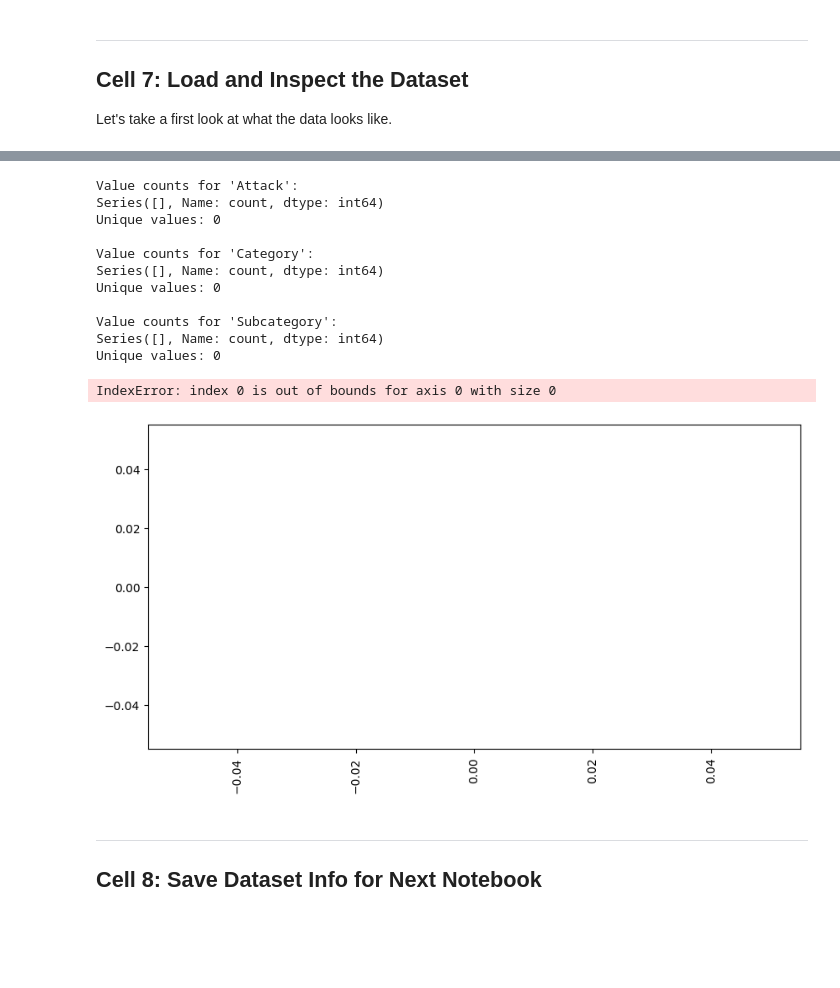
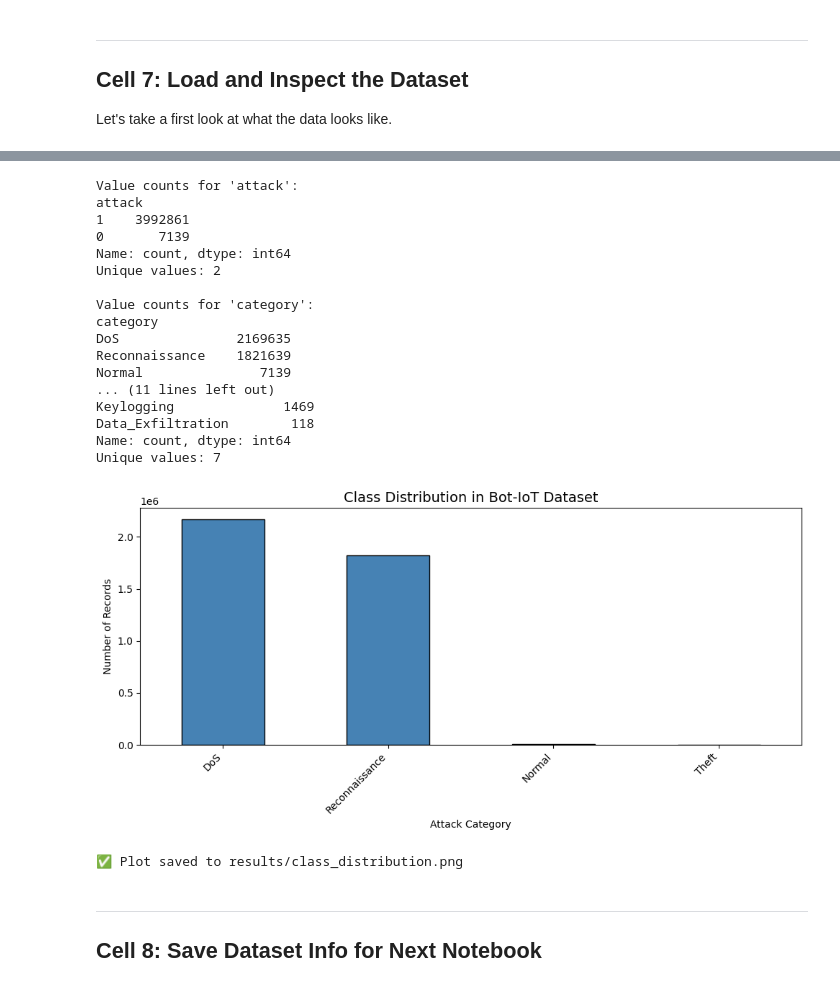
Before and after one commit to bahadur1996/ids, a Jupyter notebook: attention-CNN-LSTM/01_setup_and_download.ipynb, the cells around one changed output, grey strips where cells are left out. Drawn from its saved outputs; the diff is of its cells as text; code cells hidden in the pictures; blank space fills up the shorter version.

```diff
--- a/attention-CNN-LSTM/01_setup_and_download.ipynb
+++ b/attention-CNN-LSTM/01_setup_and_download.ipynb
@@ -307,43 +308,49 @@ Subcategory                         4000000
 dtype: int64
 # %%
-label_cols = ['Attack', 'Category', 'Subcategory']
+label_cols = ['attack', 'category', 'subcategory']
 for col in label_cols:
     if col in df.columns:
         print(f"\nValue counts for '{col}':")
         print(df[col].value_counts())
         print(f"Unique values: {df[col].nunique()}")
 # %% [output]
-Value counts for 'Attack':
-Series([], Name: count, dtype: int64)
-Unique values: 0
+Value counts for 'attack':
+attack
+1    3992861
+0       7139
+Name: count, dtype: int64
+Unique values: 2
 
-Value counts for 'Category':
-Series([], Name: count, dtype: int64)
-Unique values: 0
-
-Value counts for 'Subcategory':
-Series([], Name: count, dtype: int64)
-Unique values: 0
+Value counts for 'category':
+category
+DoS               2169635
+Reconnaissance    1821639
+Normal               7139
+... (11 lines left out)
+Keylogging              1469
+Data_Exfiltration        118
+Name: count, dtype: int64
+Unique values: 7
 # %%
 # Visualize class distribution
-LABEL_COL = 'Category'
+LABEL_COL = 'category'
 
 if LABEL_COL in df.columns:
     plt.figure(figsize=(10, 5))
     df[LABEL_COL].value_counts().plot(kind='bar', color='steelblue', edgecolor='black')
     plt.title('Class Distribution in Bot-IoT Dataset', fontsize=14)
     plt.xlabel('Attack Category')
     plt.ylabel('Number of Records')
     plt.xticks(rotation=45, ha='right')
     plt.tight_layout()
     plt.savefig('results/class_distribution.png', dpi=150)
     plt.show()
     print("✅ Plot saved to results/class_distribution.png")
 else:
     print(f"❌ Column '{LABEL_COL}' not found.")
 # %% [output]
+[figure, new version]
-IndexError: index 0 is out of bounds for axis 0 with size 0
+✅ Plot saved to results/class_distribution.png
-[figure, old version]
 # %% [markdown]
 ---
 ## Cell 8: Save Dataset Info for Next Notebook
```
Also changed, not shown: parts of 6 cells of this notebook.
